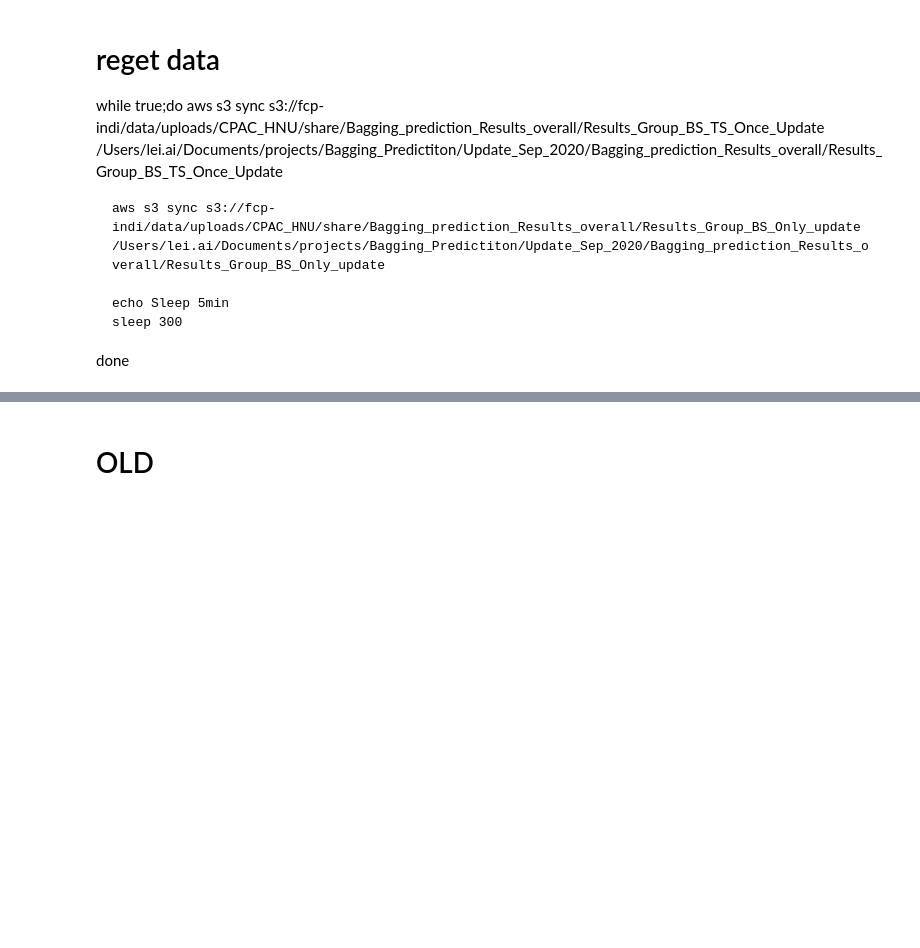
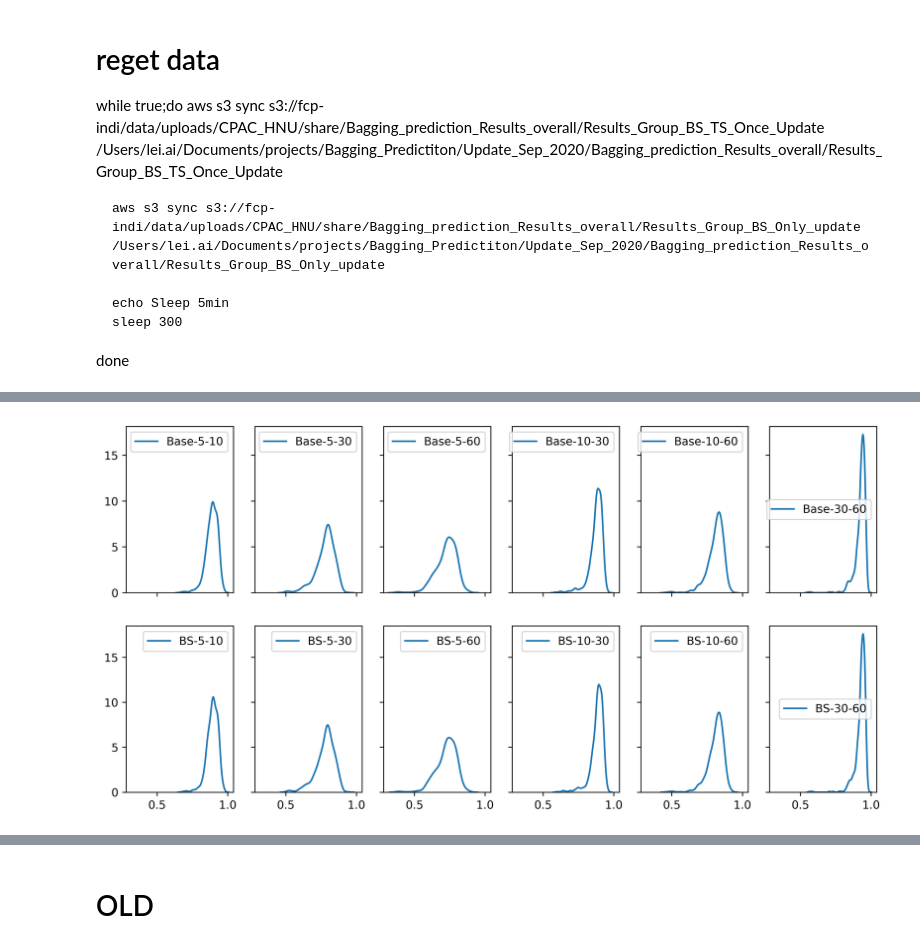
Before and after one commit to hahaai/Bagging_Prediction, a Jupyter notebook: Results_display.ipynb, the cells around one changed output, grey strips where cells are left out. Saved outputs shown, nothing was run; the diff lists cells and outputs as text; code cells hidden in the pictures; blank space fills up the shorter version.

```diff
--- a/Results_display.ipynb
+++ b/Results_display.ipynb
@@ -207,0 +195,23 @@ WilcoxonResult(statistic=385.0, pvalue=0.01479114239356432)
+# %%
+# averaged correlation matrix from all.
+fig, axs = plt.subplots(2,4,figsize=(12,6),sharex=True,sharey='row',dpi=600)
+#plt.xlim([20,36])
+#plt.ylim([20,36])
+for type in ['Base','TS']:
+    colidx=0
+    for timeduration in ['5','10','30','60']:
+        print(timeduration)
+        if type == 'Base':
+            rowidx=0
+            datafile='Bagging_data/Corr_matrix/Correlation_matrix_Base_'+timeduration+'_min.npy'
+        else:
+            rowidx=1
+            datafile='Bagging_data/Corr_matrix/Correlation_matrix_'+timeduration+'_min.npy'
+        print(datafile)
+        data=np.load(datafile)
+        #data_mean=np.mean(data,axis=0)
+        data_mean=data[606,:]
+        data_corr=vec2symMat(data_mean,998)
+        print(data_corr[0,1:5])
+        sns.heatmap(data_corr,square=True,ax=axs[rowidx,colidx],xticklabels='',yticklabels='')
+        colidx += 1
@@ -207,0 +273,23 @@ WilcoxonResult(statistic=385.0, pvalue=0.01479114239356432)
+# %%
+# plot
+fig, axs = plt.subplots(2,6,figsize=(12,6),sharex=True,sharey='row',dpi=600)
+#plt.xlim([20,36])
+#plt.ylim([20,36])
+
+totalindex=0
+for type in ['Base','BS']:
+    colidx=0
+    alreadyhave=[]
+    for timeduration1 in ['5','10','30','60']:
+        for timeduration2 in ['5','10','30','60']:
+            if timeduration1 == timeduration2 or timeduration1+'-'+timeduration2 in alreadyhave or timeduration2 +'-'+timeduration1 in alreadyhave:
+                continue
+            alreadyhave.append(timeduration1+'-'+timeduration2)
+            if type == 'Base':
+                rowidx=0
+            else:
+                rowidx=1
+            sns.kdeplot(df[type + '-' + timeduration1+'-'+timeduration2],ax=axs[rowidx,colidx])
+            colidx += 1
+# %% [output]
+[figure, added]
```
Also changed, not shown: parts of 14 cells of this notebook.
